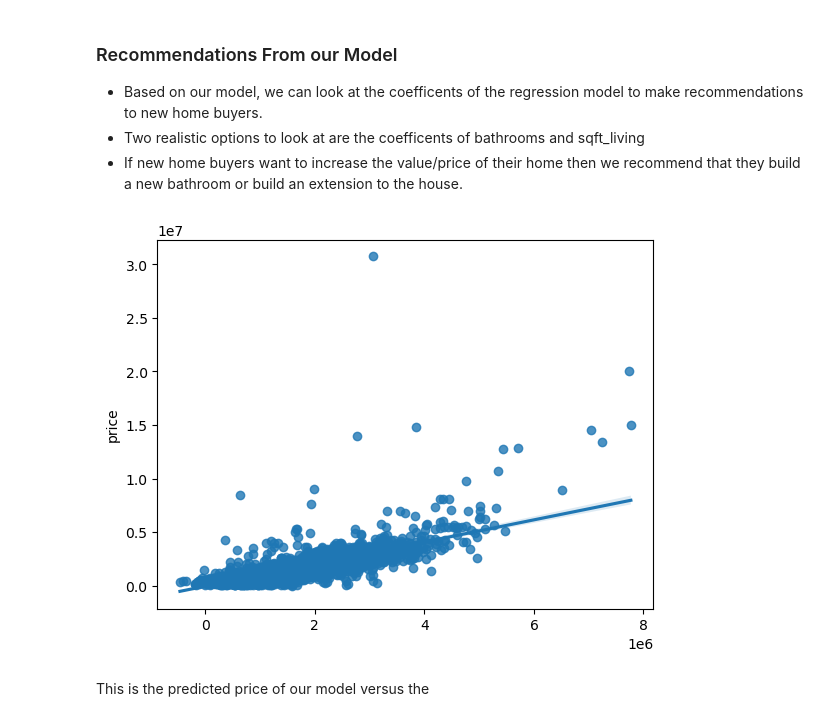
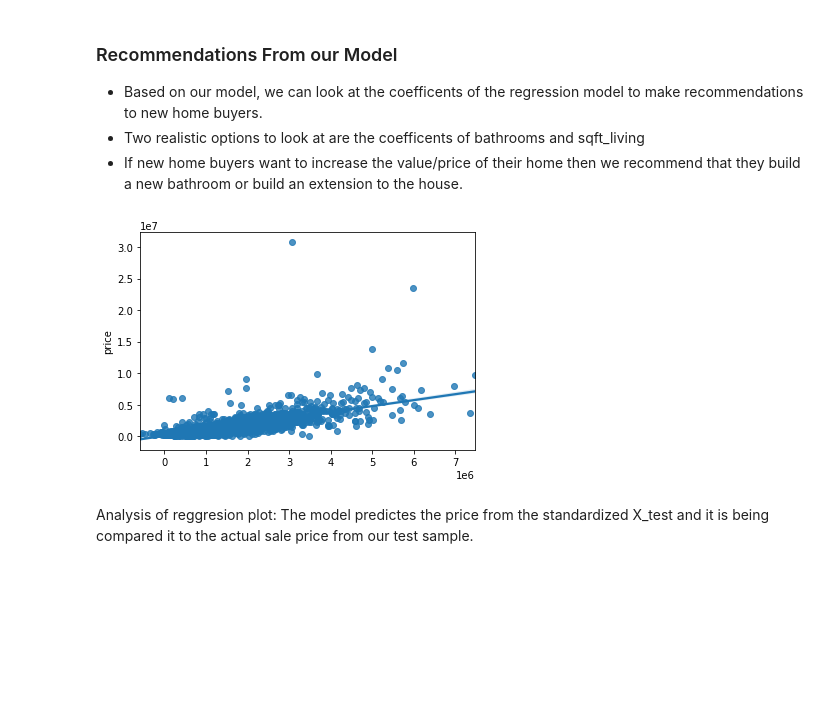
Before and after one commit to ewestrich/King-County-House-Sales, a Jupyter notebook: Eitan/project 2 .ipynb, the cells around one changed output. Saved outputs shown, nothing was run; the diff lists cells and outputs as text; code cells hidden in the pictures; blank space fills up the shorter version.

```diff
--- a/Eitan/project 2 .ipynb
+++ b/Eitan/project 2 .ipynb
@@ -506,7 +316,7 @@ stand_MAE
 ### Final Model
 # %%
 #sustantiating the LinearRegression
-lr = LinearRegression()
+lr3 = LinearRegression()
 # %%
 #
 col_select = cleandf.drop(columns = ['price', 'id', 'index', 'address','sqft_garage', 'location']).columns
@@ -532,6 +326,6 @@ full_data
 # %%
 #fitting the data to the regression
-lr.fit(X_train, y_train)
+lr3.fit(X_train, y_train)
 # %% [output]
 LinearRegression()
 # %%
@@ -625,5 +373,5 @@ X_test
 # %%
-#
-lr.fit(X_standardized_train, y_train)
-lr.score(X_standardized_train, y_train)
+#R^2 value of the standardized train set with train set sale prices
+lr3.fit(X_standardized_train, y_train)
+lr3.score(X_standardized_train, y_train)
 # %% [output]
@@ -662,3 +384,3 @@ array([[-1.47137450e+00, -1.48380128e+00, -1.43063847e+00,
 # %%
 #predicting the prices of the standarized feature matrix and assigning it to ss_preds
-ss_preds = lr.predict(X_standardized_test[5].reshape(1,-1))
+ss_preds3 = lr3.predict(X_standardized_test)
@@ -778,9 +457,9 @@ strong multicollinearity problems or that the design matrix is singular.
 - If new home buyers want to increase the value/price of their home then we recommend that they build a new bathroom or build an extension to the house.
 # %%
 #Predicted vs actual on the test
-sns.regplot(x = ss_preds, y = y_test);
+sns.regplot(x = ss_preds3, y = y_test);
 # %% [output]
-[figure, old version]
+[figure, new version]
-# %% [markdown]
-This is the predicted price of our model versus the
+# %% [markdown]
+Analysis of reggresion plot: The model predictes the price from the standardized X_test and it is being compared it to the actual sale price from our test sample.
 # %%
```
Also changed, not shown: parts of 134 cells of this notebook, 6 other files.
